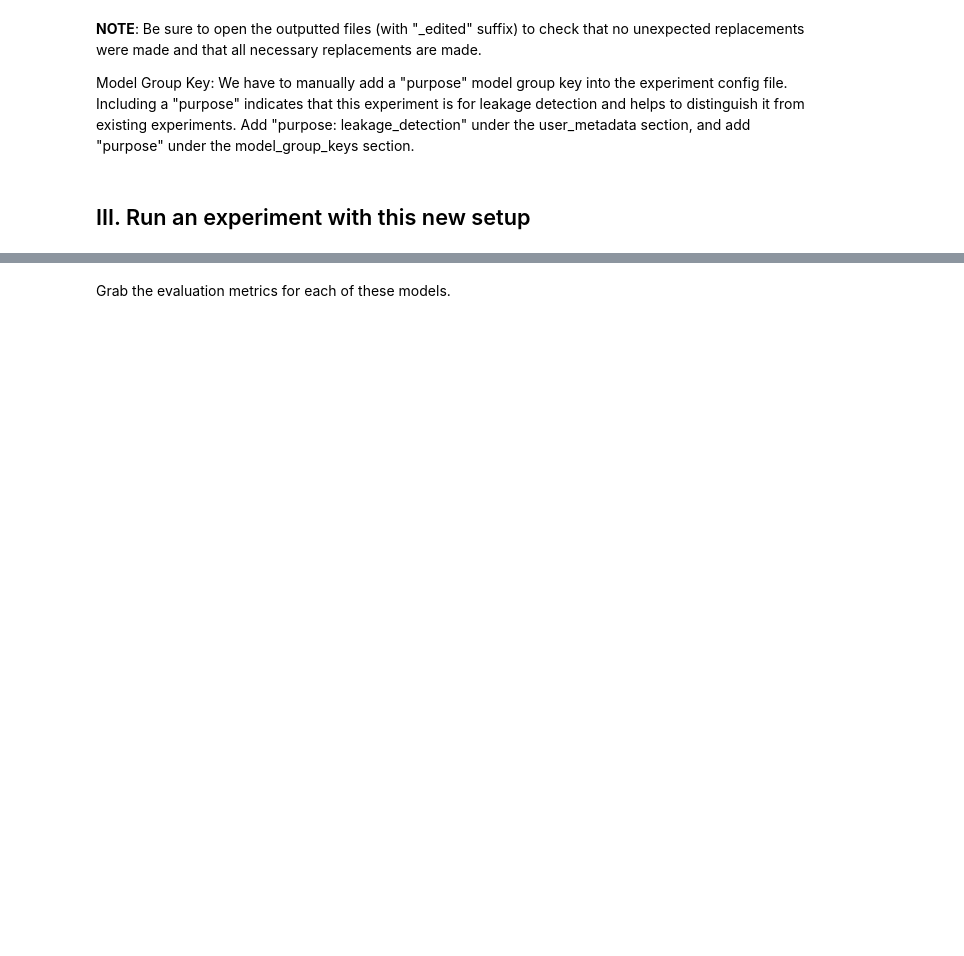
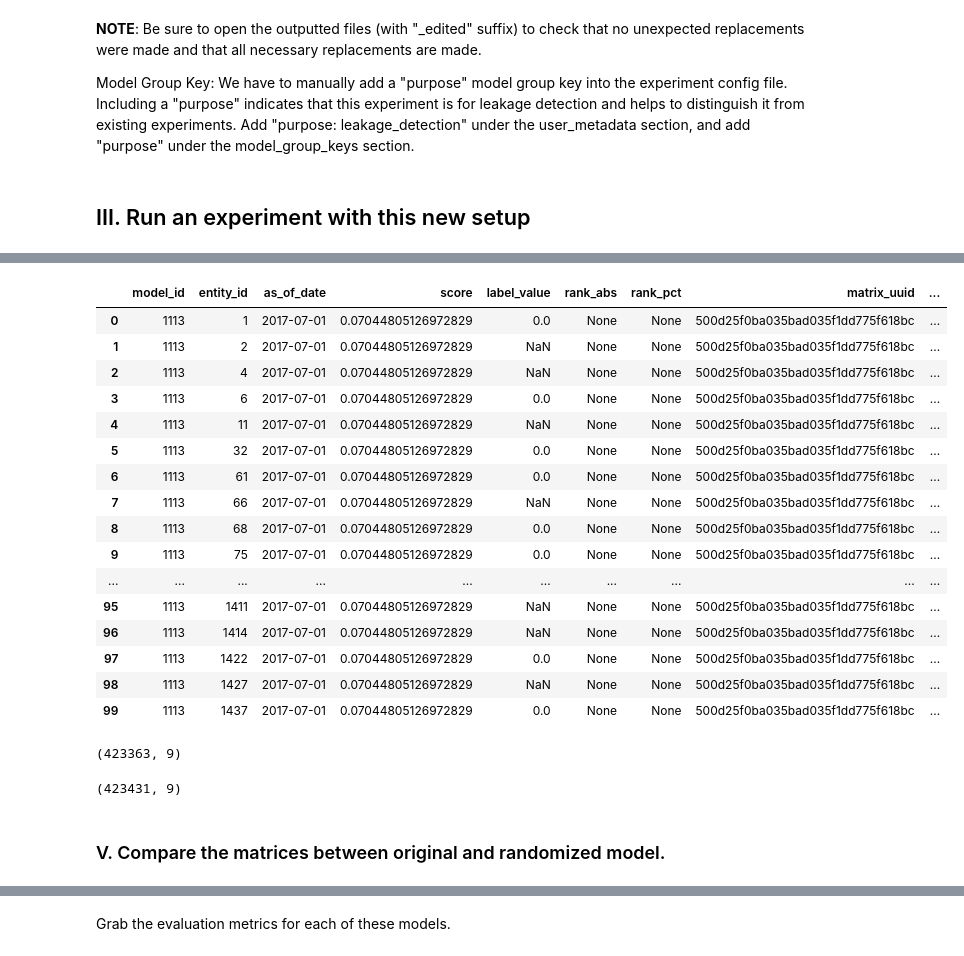
Before and after one commit to dssg/randomize_your_data, a Jupyter notebook: la_prosecutor/Leakage Detection Tests_LA Chronic Offenders.ipynb, the cells around one changed output, grey strips where cells are left out. Saved outputs shown, nothing was run; the diff lists cells and outputs as text; code cells hidden in the pictures; blank space fills up the shorter version.

```diff
--- a/la_prosecutor/Leakage Detection Tests_LA Chronic Offenders.ipynb
+++ b/la_prosecutor/Leakage Detection Tests_LA Chronic Offenders.ipynb
@@ -371,0 +361,3 @@ predictions_rand_sorted = predictions_rand.sort_values(by=['score', 'label_value
+# %%
+MODEL_ID_ORIG = 521
+MODEL_ID_RAND = 1113
@@ -371,0 +390,30 @@ predictions_rand_sorted = predictions_rand.sort_values(by=['score', 'label_value
+# %%
+statement = "SELECT * FROM results.predictions where model_id = {};".format(MODEL_ID_RAND)
+predictions_rand = execute_sql(statement, dbname, user, host, password, port)
+predictions_rand.head(100)
+# %% [output]
+|  | model_id | entity_id | as_of_date | score | label_value | rank_abs | rank_pct | matrix_uuid | ... |
+| 0 | 1113 | 1 | 2017-07-01 | 0.07044805126972829 | 0.0 | None | None | 500d25f0ba035bad035f1dd775f618bc | ... |
+| 1 | 1113 | 2 | 2017-07-01 | 0.07044805126972829 | NaN | None | None | 500d25f0ba035bad035f1dd775f618bc | ... |
+| 2 | 1113 | 4 | 2017-07-01 | 0.07044805126972829 | NaN | None | None | 500d25f0ba035bad035f1dd775f618bc | ... |
+| 3 | 1113 | 6 | 2017-07-01 | 0.07044805126972829 | 0.0 | None | None | 500d25f0ba035bad035f1dd775f618bc | ... |
+| 4 | 1113 | 11 | 2017-07-01 | 0.07044805126972829 | NaN | None | None | 500d25f0ba035bad035f1dd775f618bc | ... |
+| 5 | 1113 | 32 | 2017-07-01 | 0.07044805126972829 | 0.0 | None | None | 500d25f0ba035bad035f1dd775f618bc | ... |
+| 6 | 1113 | 61 | 2017-07-01 | 0.07044805126972829 | 0.0 | None | None | 500d25f0ba035bad035f1dd775f618bc | ... |
+| 7 | 1113 | 66 | 2017-07-01 | 0.07044805126972829 | NaN | None | None | 500d25f0ba035bad035f1dd775f618bc | ... |
+| 8 | 1113 | 68 | 2017-07-01 | 0.07044805126972829 | 0.0 | None | None | 500d25f0ba035bad035f1dd775f618bc | ... |
+| 9 | 1113 | 75 | 2017-07-01 | 0.07044805126972829 | 0.0 | None | None | 500d25f0ba035bad035f1dd775f618bc | ... |
+| ... | ... | ... | ... | ... | ... | ... | ... | ... | ... |
+| 95 | 1113 | 1411 | 2017-07-01 | 0.07044805126972829 | NaN | None | None | 500d25f0ba035bad035f1dd775f618bc | ... |
+| 96 | 1113 | 1414 | 2017-07-01 | 0.07044805126972829 | NaN | None | None | 500d25f0ba035bad035f1dd775f618bc | ... |
+| 97 | 1113 | 1422 | 2017-07-01 | 0.07044805126972829 | 0.0 | None | None | 500d25f0ba035bad035f1dd775f618bc | ... |
+| 98 | 1113 | 1427 | 2017-07-01 | 0.07044805126972829 | NaN | None | None | 500d25f0ba035bad035f1dd775f618bc | ... |
+| 99 | 1113 | 1437 | 2017-07-01 | 0.07044805126972829 | 0.0 | None | None | 500d25f0ba035bad035f1dd775f618bc | ... |
+# %%
+predictions_rand.shape
+predictions_orig.shape
+# %% [output]
+(423363, 9)
+(423431, 9)
+# %% [markdown]
+### V. Compare the matrices between original and randomized model.
```
Also changed, not shown: parts of 44 cells of this notebook, 1 other file.
